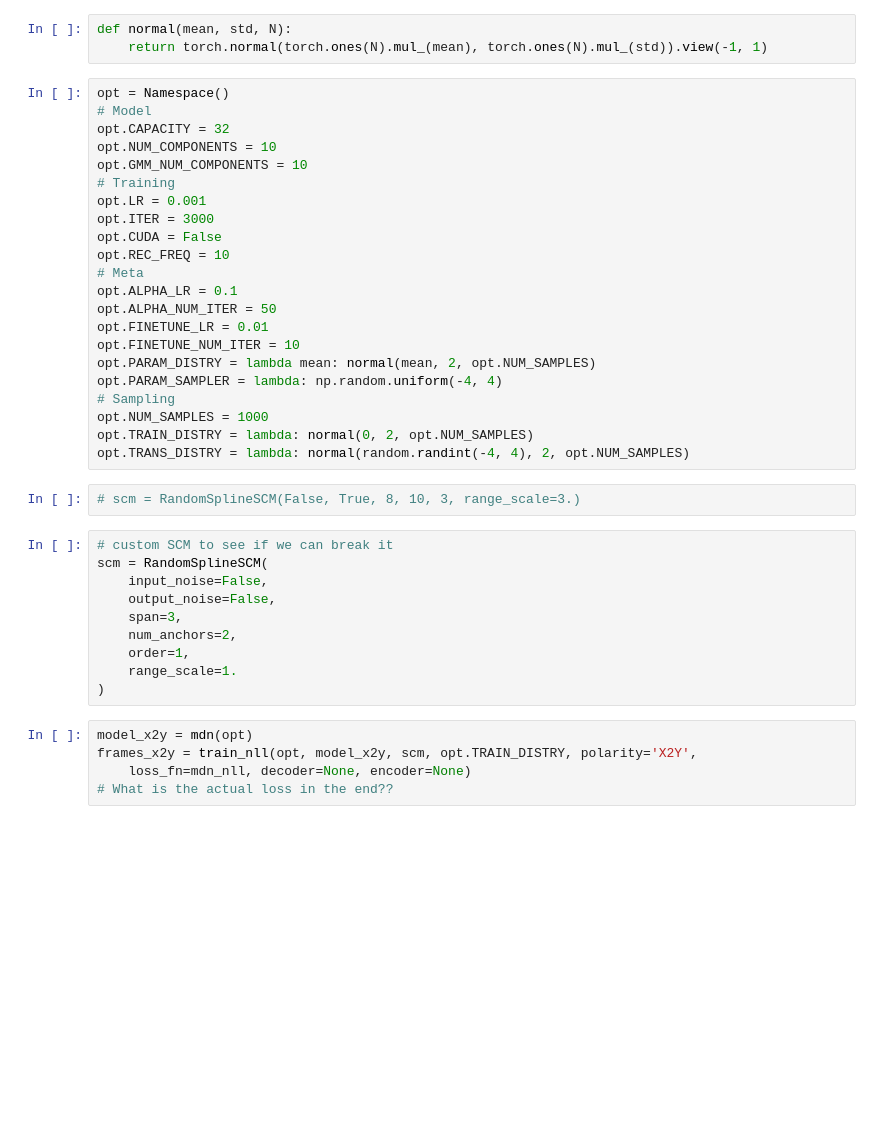
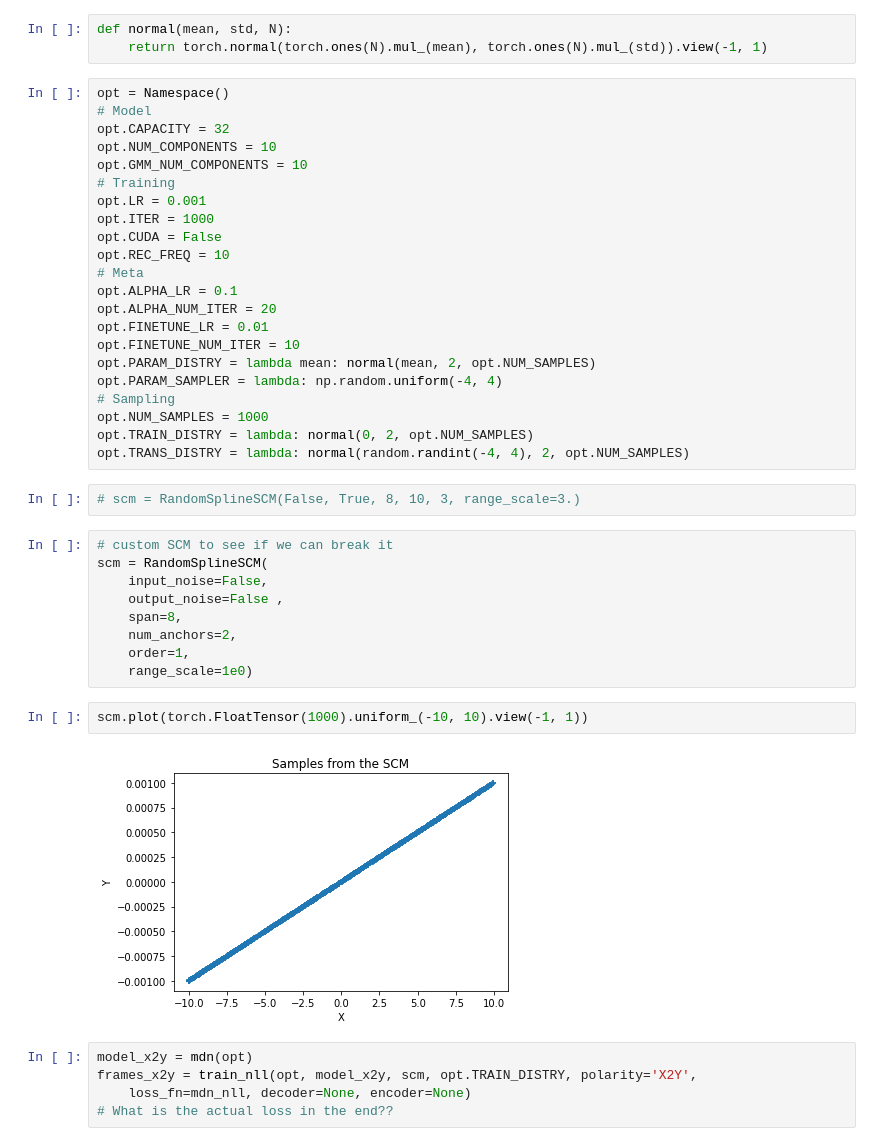
Before and after one commit to Scriddie/CCSL-ID, a Jupyter notebook: src/transfer/notebooks/bivariate-continuous-multimodal/02_meta_learning.ipynb, the cells around one changed output. Saved outputs shown, nothing was run; the diff lists cells and outputs as text; blank space fills up the shorter version.

```diff
--- a/src/transfer/notebooks/bivariate-continuous-multimodal/02_meta_learning.ipynb
+++ b/src/transfer/notebooks/bivariate-continuous-multimodal/02_meta_learning.ipynb
@@ -23,12 +23,12 @@ opt.NUM_COMPONENTS = 10
 opt.GMM_NUM_COMPONENTS = 10
 # Training
 opt.LR = 0.001
-opt.ITER = 3000
+opt.ITER = 1000
 opt.CUDA = False
 opt.REC_FREQ = 10
 # Meta
 opt.ALPHA_LR = 0.1
-opt.ALPHA_NUM_ITER = 50
+opt.ALPHA_NUM_ITER = 20
 opt.FINETUNE_LR = 0.01
 opt.FINETUNE_NUM_ITER = 10
 opt.PARAM_DISTRY = lambda mean: normal(mean, 2, opt.NUM_SAMPLES)
@@ -43,12 +43,15 @@ opt.TRANS_DISTRY = lambda: normal(random.randint(-4, 4), 2, opt.NUM_SAMPLES)
 # custom SCM to see if we can break it
 scm = RandomSplineSCM(
     input_noise=False,
-    output_noise=False,
-    span=3,
+    output_noise=False ,
+    span=8,
     num_anchors=2,
     order=1,
-    range_scale=1.
-)
+    range_scale=1e0)
+# %%
+scm.plot(torch.FloatTensor(1000).uniform_(-10, 10).view(-1, 1))
+# %% [output]
+[figure, added]
 # %%
 model_x2y = mdn(opt)
 frames_x2y = train_nll(opt, model_x2y, scm, opt.TRAIN_DISTRY, polarity='X2Y',
```
Also changed, not shown: parts of 1 cell of this notebook, 3 other files.
